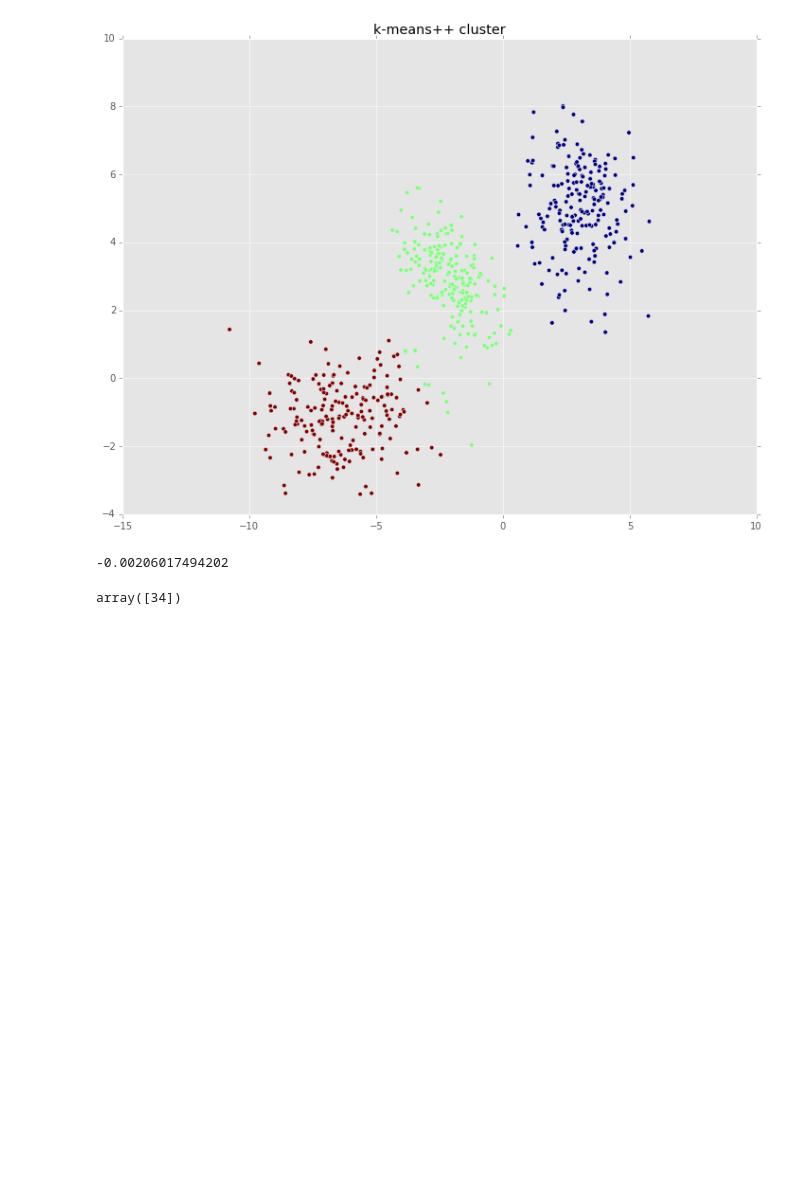
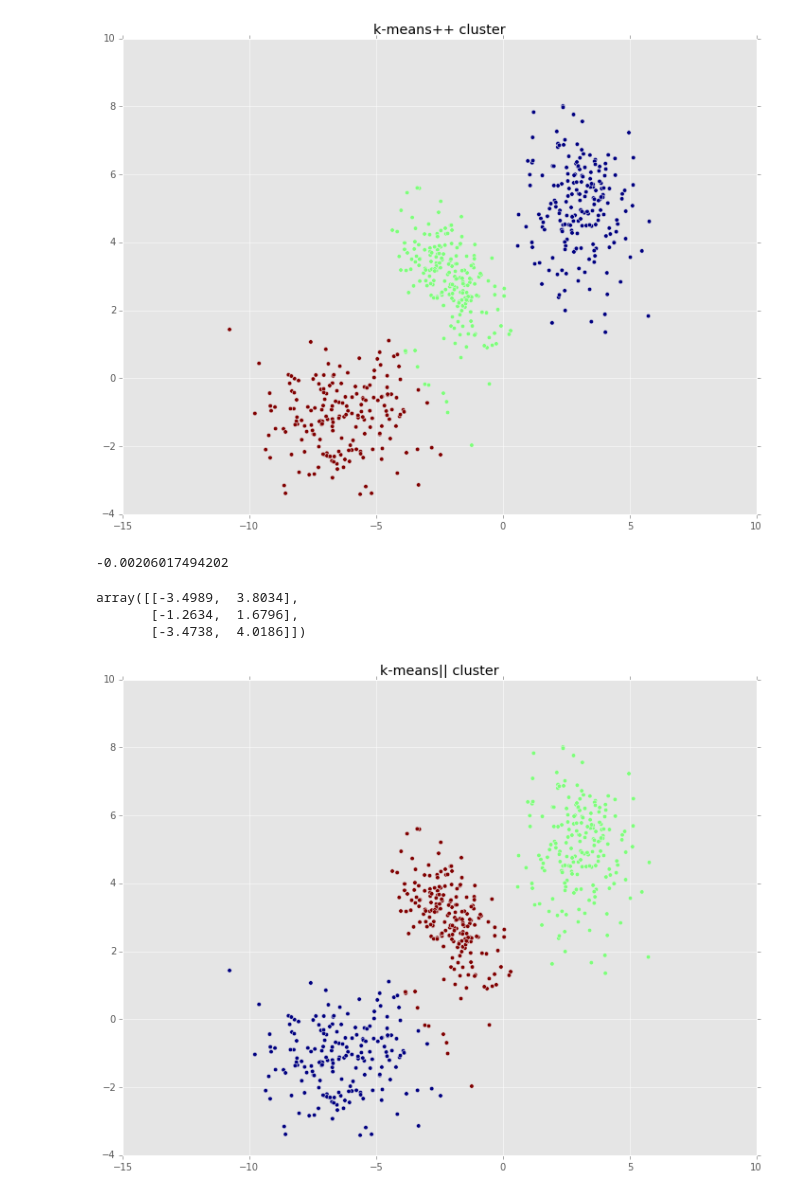
Before and after one commit to YuhaoLiang/STA663-Final_Project, a Jupyter notebook: Main.ipynb, the cells around one changed output. Cells and saved outputs as stored; diff of their text form; code cells hidden in the pictures; blank space fills up the shorter version.

Commit message:
Update step 8 of initialization and parallel k means

```diff
--- a/Main.ipynb
+++ b/Main.ipynb
@@ -100,9 +100,14 @@ num_closest = [min_c.count(i) for i in range(len(c))] # range( +1) because + ini
 weight = num_closest/np.sum(num_closest)
 # %%
 #Step 8 - recluster by kmeans++ initialization
-c_final = np.random.choice(range(len(c)),size=1,p=weight)
+c_final = data[np.random.choice(range(len(c)),size=1,p=weight),]
+data_final = c
 for i in range(k-1):
-    c_fin_add =
+    new_prb = smpl_prb(c_final,data_final,l) * weight
+    c_fin_add = data[np.random.choice(range(len(c)),size=1,p=new_prb/np.sum(new_prb)),]
     c_final = np.concatenate((c_final,c_fin_add))
+c_final
 # %% [output]
-array([34])
+array([[-3.4989,  3.8034],
+       [-1.2634,  1.6796],
+       [-3.4738,  4.0186]])
@@ -111,0 +114,8 @@ idx,_ = vq(data,c_final)
+# %%
+km2 = sklearn.cluster.KMeans(n_clusters=k, init=c_final, n_init=10, max_iter=300, tol=0.0001)
+km2.fit(df);
+plt.figure(figsize=(12, 9));
+plt.scatter(df.X,df.Y,c=km2.labels_);
+plt.title("k-means|| cluster");
+# %% [output]
+[figure, added]
```
Also changed, not shown: parts of 2 cells of this notebook.
